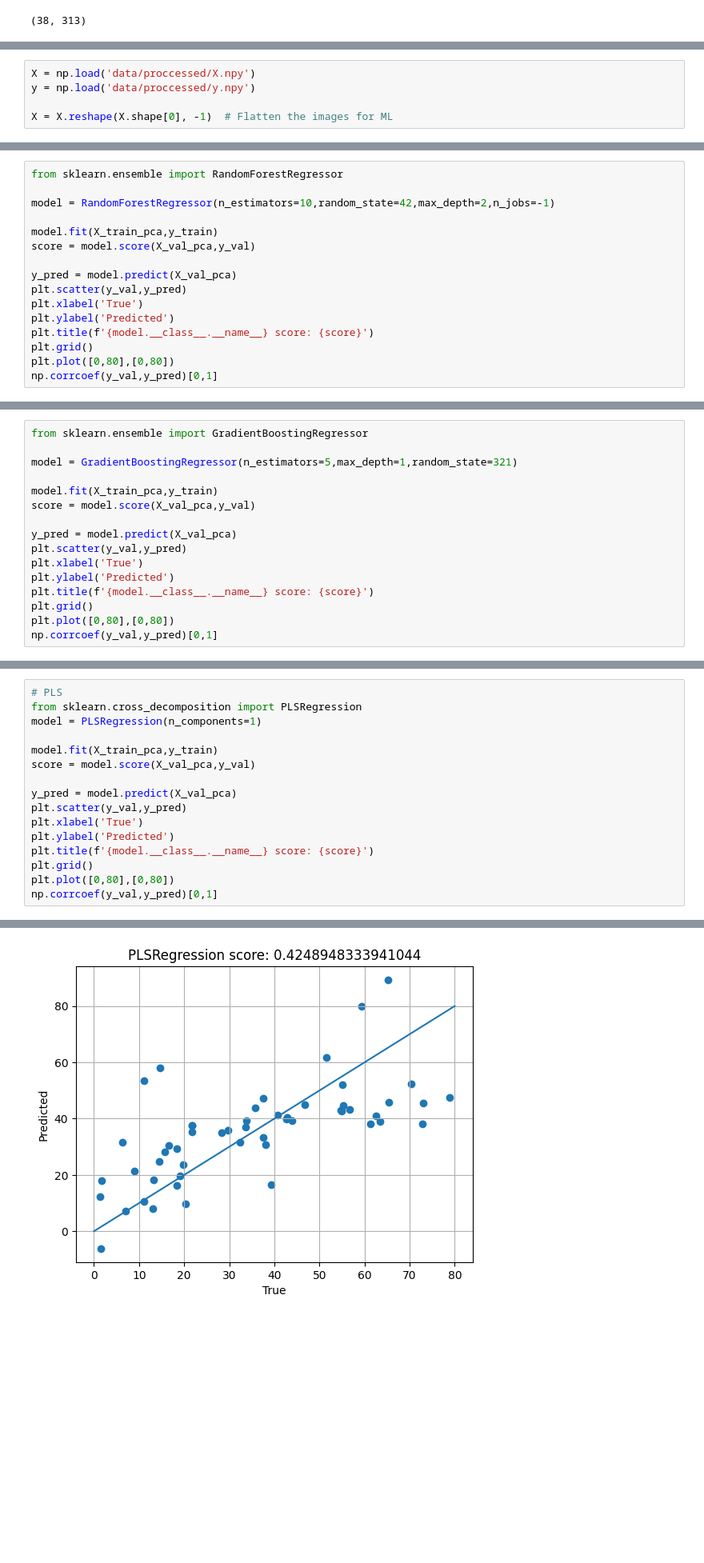
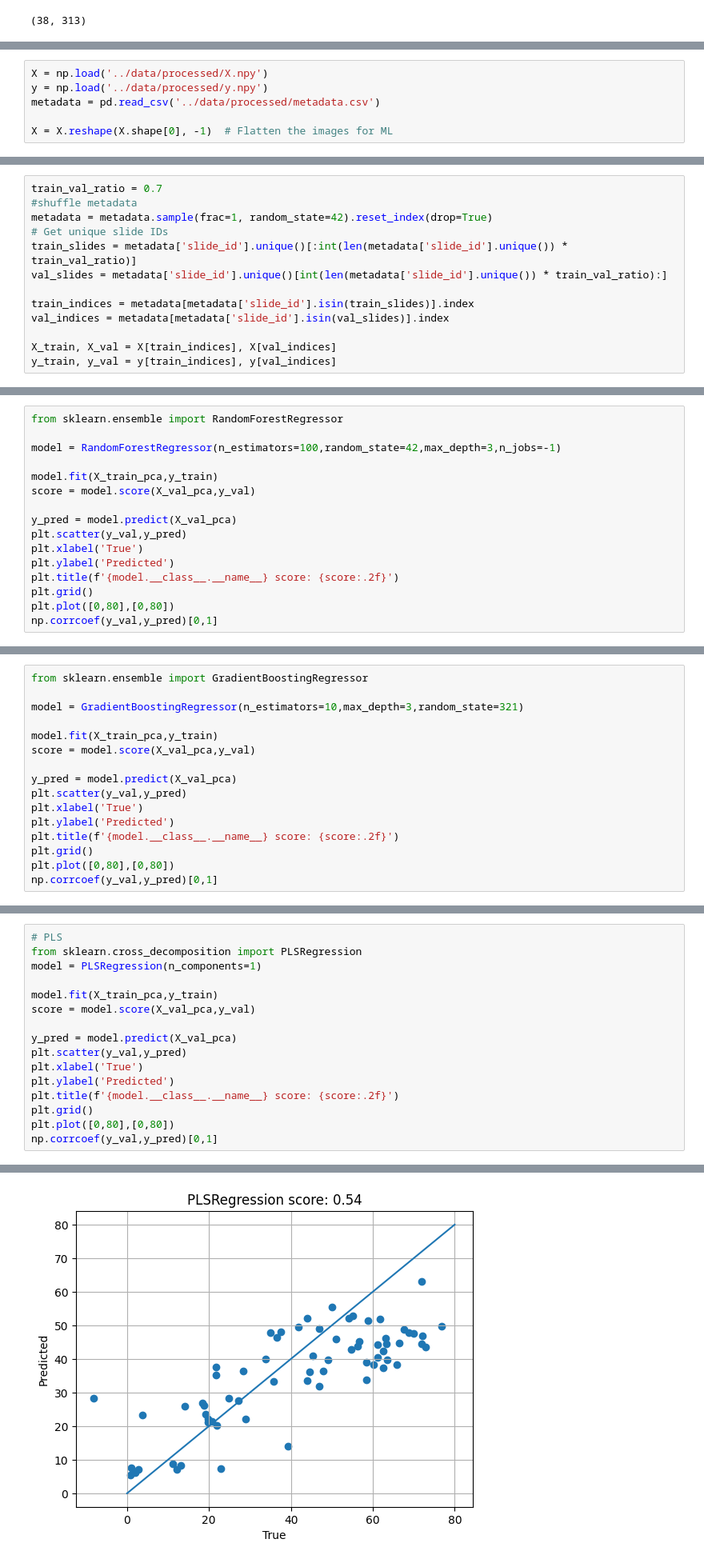
Before and after one commit to ronraisch/ronraisch, a Jupyter notebook: src/sandbox.ipynb, the cells around one changed output, grey strips where cells are left out. Shown at 80% size. Cells and saved outputs as stored; diff of their text form; blank space fills up the shorter version.

Commit message:
fixing records error and adding slide split to sandbox

```diff
--- a/src/sandbox.ipynb
+++ b/src/sandbox.ipynb
@@ -829,7 +839,8 @@ from sklearn.model_selection import train_test_split
 from sklearn.decomposition import PCA
 from sklearn.preprocessing import StandardScaler
 # %%
-X = np.load('data/proccessed/X.npy')
-y = np.load('data/proccessed/y.npy')
+X = np.load('../data/processed/X.npy')
+y = np.load('../data/processed/y.npy')
+metadata = pd.read_csv('../data/processed/metadata.csv')
 
 X = X.reshape(X.shape[0], -1)  # Flatten the images for ML
@@ -843,3 +847,16 @@ X_train.shape
+# %%
+train_val_ratio = 0.7
+#shuffle metadata
+metadata = metadata.sample(frac=1, random_state=42).reset_index(drop=True)
+# Get unique slide IDs
+train_slides = metadata['slide_id'].unique()[:int(len(metadata['slide_id'].unique()) * train_val_ratio)]
+val_slides = metadata['slide_id'].unique()[int(len(metadata['slide_id'].unique()) * train_val_ratio):]
+
+train_indices = metadata[metadata['slide_id'].isin(train_slides)].index
+val_indices = metadata[metadata['slide_id'].isin(val_slides)].index
+
+X_train, X_val = X[train_indices], X[val_indices]
+y_train, y_val = y[train_indices], y[val_indices]
 # %%
 scalar = StandardScaler().fit(X_train)
 X_train_scale = scalar.transform(X_train)
@@ -853,7 +868,7 @@ X_test_pca = pca.transform(X_test_scale)
 # %%
 from sklearn.ensemble import RandomForestRegressor
 
-model = RandomForestRegressor(n_estimators=10,random_state=42,max_depth=2,n_jobs=-1)
+model = RandomForestRegressor(n_estimators=100,random_state=42,max_depth=3,n_jobs=-1)
 
 model.fit(X_train_pca,y_train)
 score = model.score(X_val_pca,y_val)
@@ -862,7 +877,7 @@ y_pred = model.predict(X_val_pca)
 plt.scatter(y_val,y_pred)
 plt.xlabel('True')
 plt.ylabel('Predicted')
-plt.title(f'{model.__class__.__name__} score: {score}')
+plt.title(f'{model.__class__.__name__} score: {score:.2f}')
 plt.grid()
 plt.plot([0,80],[0,80])
 np.corrcoef(y_val,y_pred)[0,1]
@@ -891,7 +906,7 @@ np.float64(0.6641095469767482)
 # %%
 from sklearn.ensemble import GradientBoostingRegressor
 
-model = GradientBoostingRegressor(n_estimators=5,max_depth=1,random_state=321)
+model = GradientBoostingRegressor(n_estimators=10,max_depth=3,random_state=321)
 
 model.fit(X_train_pca,y_train)
 score = model.score(X_val_pca,y_val)
@@ -900,7 +915,7 @@ y_pred = model.predict(X_val_pca)
 plt.scatter(y_val,y_pred)
 plt.xlabel('True')
 plt.ylabel('Predicted')
-plt.title(f'{model.__class__.__name__} score: {score}')
+plt.title(f'{model.__class__.__name__} score: {score:.2f}')
 plt.grid()
 plt.plot([0,80],[0,80])
 np.corrcoef(y_val,y_pred)[0,1]
@@ -957,7 +972,7 @@ y_pred = model.predict(X_val_pca)
 plt.scatter(y_val,y_pred)
 plt.xlabel('True')
 plt.ylabel('Predicted')
-plt.title(f'{model.__class__.__name__} score: {score}')
+plt.title(f'{model.__class__.__name__} score: {score:.2f}')
 plt.grid()
 plt.plot([0,80],[0,80])
 np.corrcoef(y_val,y_pred)[0,1]
@@ -966 +981 @@ np.float64(0.6641094778708094)
-[figure, old version]
+[figure, new version]
```
Also changed, not shown: parts of 19 cells of this notebook, 1 other file.
